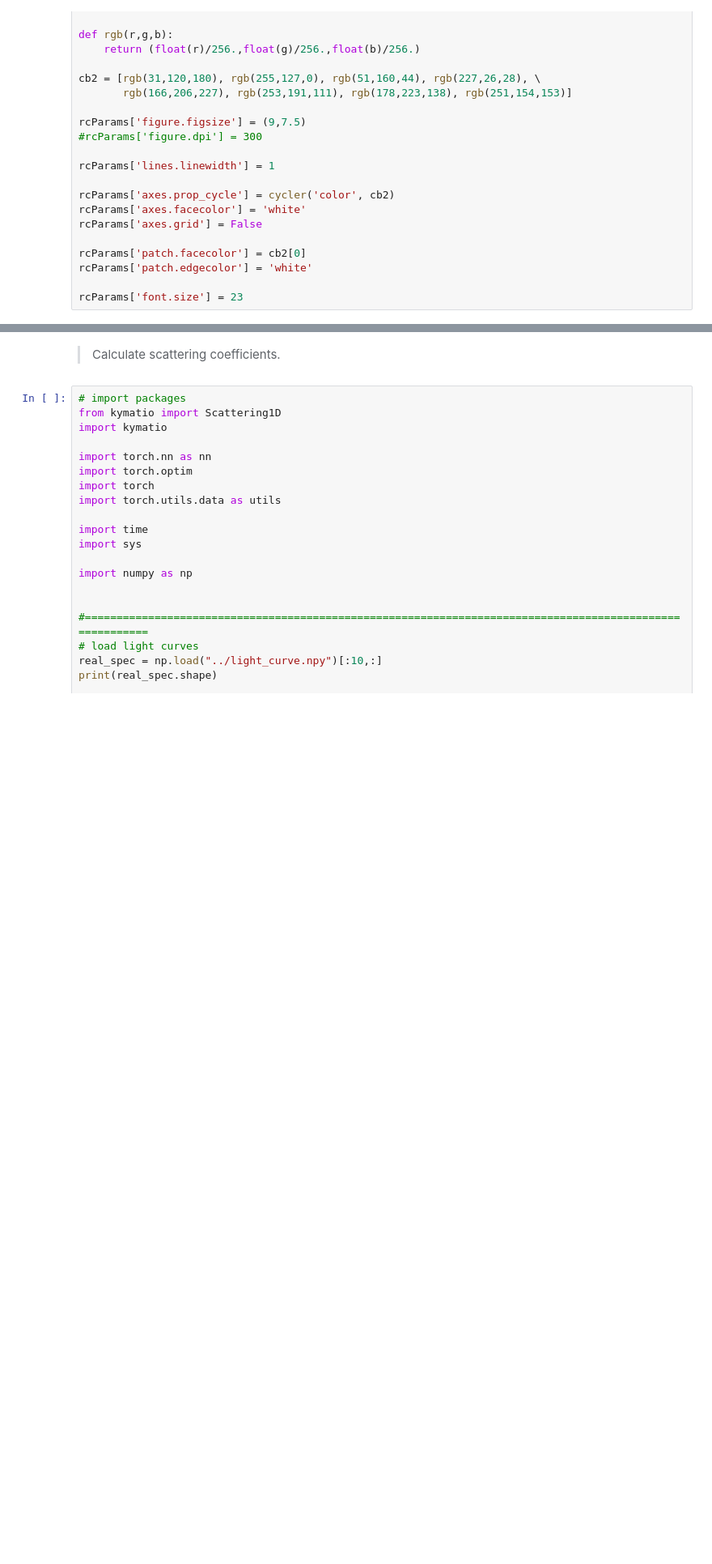
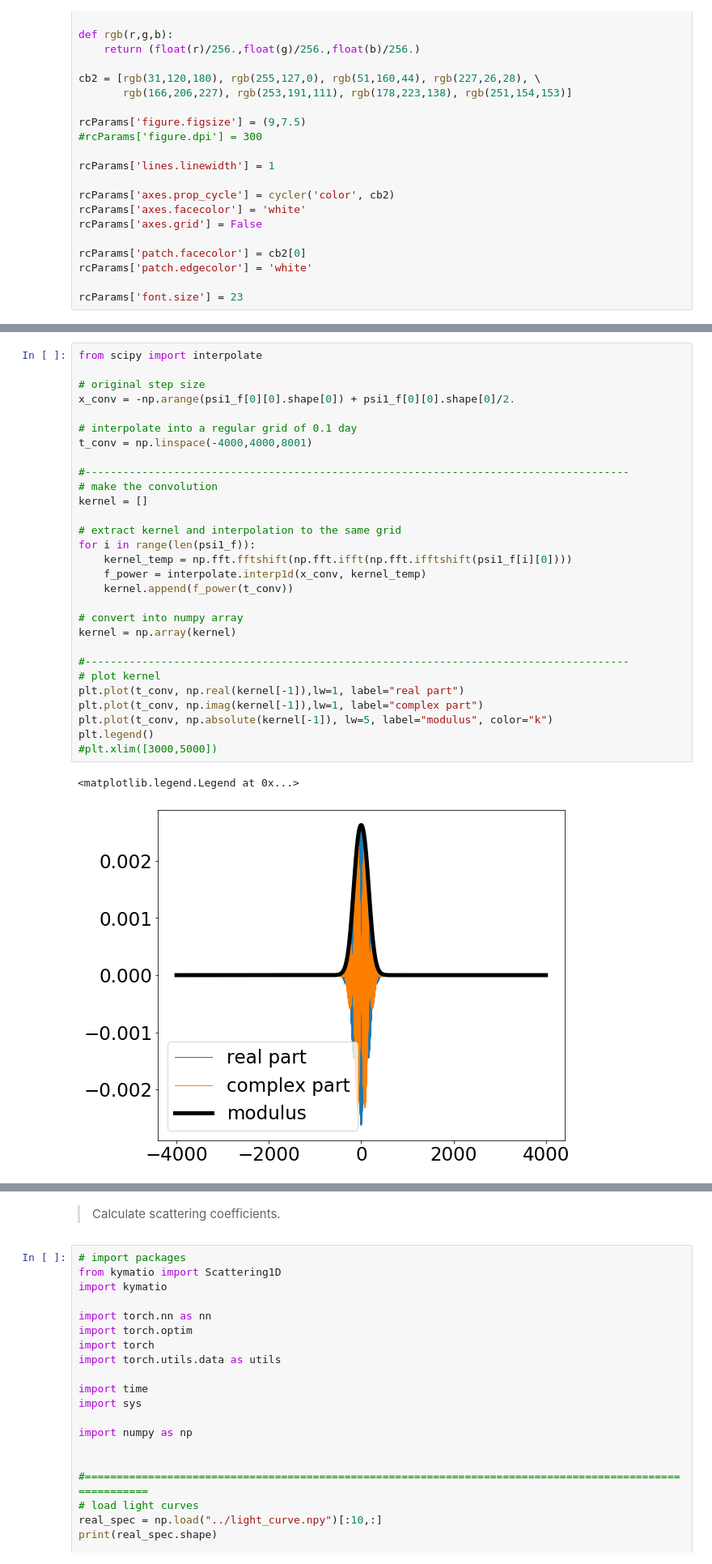
Before and after one commit to tingyuansen/IMLE_on_Galaxy_Images, a Jupyter notebook: AGN_Doublets.ipynb, the cells around one changed output, grey strips where cells are left out. Shown at 81% size. Drawn from its saved outputs; the diff is of its cells as text; blank space fills up the shorter version.

```diff
--- a/AGN_Doublets.ipynb
+++ b/AGN_Doublets.ipynb
@@ -47,0 +72,32 @@ rcParams['font.size'] = 23
+# %%
+from scipy import interpolate
+
+# original step size
+x_conv = -np.arange(psi1_f[0][0].shape[0]) + psi1_f[0][0].shape[0]/2.
+
+# interpolate into a regular grid of 0.1 day
+t_conv = np.linspace(-4000,4000,8001)
+
+#--------------------------------------------------------------------------------------
+# make the convolution
+kernel = []
+
+# extract kernel and interpolation to the same grid
+for i in range(len(psi1_f)):
+    kernel_temp = np.fft.fftshift(np.fft.ifft(np.fft.ifftshift(psi1_f[i][0])))
+    f_power = interpolate.interp1d(x_conv, kernel_temp)
+    kernel.append(f_power(t_conv))
+
+# convert into numpy array
+kernel = np.array(kernel)
+
+#--------------------------------------------------------------------------------------
+# plot kernel
+plt.plot(t_conv, np.real(kernel[-1]),lw=1, label="real part")
+plt.plot(t_conv, np.imag(kernel[-1]),lw=1, label="complex part")
+plt.plot(t_conv, np.absolute(kernel[-1]), lw=5, label="modulus", color="k")
+plt.legend()
+#plt.xlim([3000,5000])
+# %% [output]
+<matplotlib.legend.Legend at 0x...>
+[figure, added]
```
Also changed, not shown: parts of 13 cells of this notebook, 3 other files.
